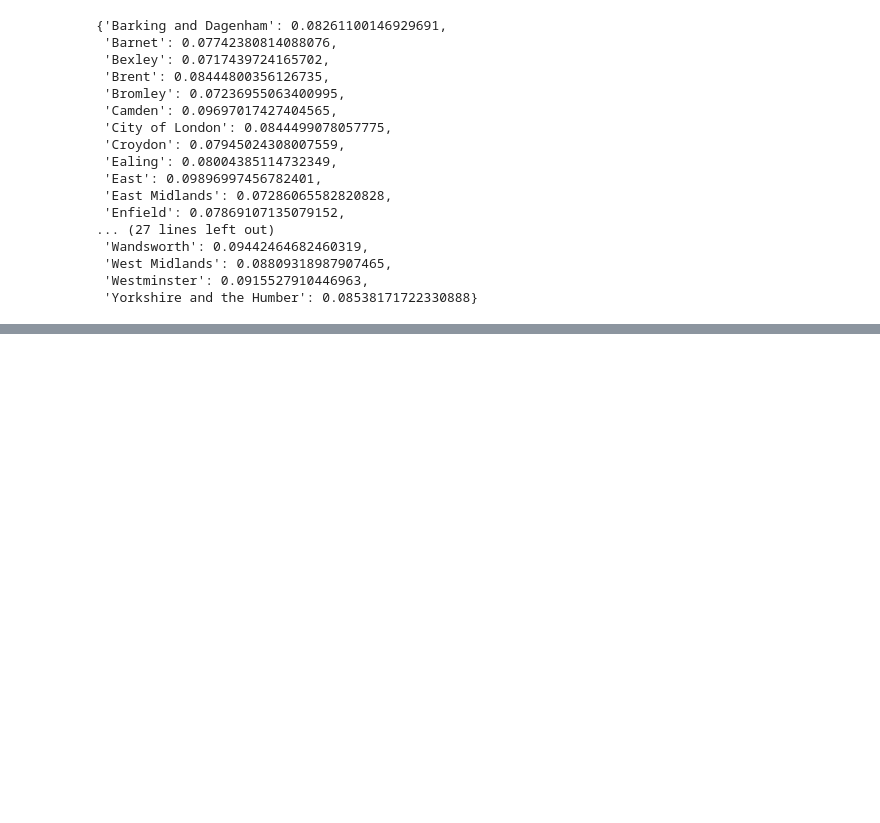
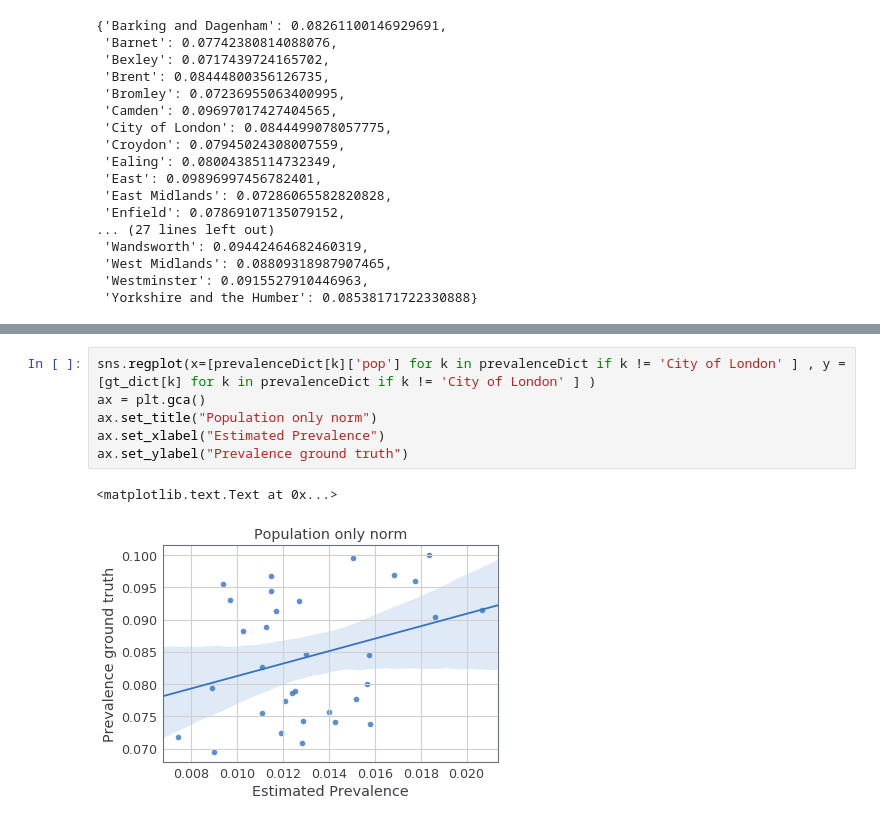
Before and after one commit to sagarjoglekar/2019_Health_Prescribe, a Jupyter notebook: PrescriptionSpacialAnalysis.ipynb, the cells around one changed output, grey strips where cells are left out. Drawn from its saved outputs; the diff is of its cells as text; blank space fills up the shorter version.

```diff
--- a/PrescriptionSpacialAnalysis.ipynb
+++ b/PrescriptionSpacialAnalysis.ipynb
@@ -256,0 +322,9 @@ pearsonr(gt_vec,est_vec)
+# %%
+sns.regplot(x=[prevalenceDict[k]['pop'] for k in prevalenceDict if k != 'City of London' ] , y = [gt_dict[k] for k in prevalenceDict if k != 'City of London' ] )
+ax = plt.gca()
+ax.set_title("Population only norm")
+ax.set_xlabel("Estimated Prevalence")
+ax.set_ylabel("Prevalence ground truth")
+# %% [output]
+<matplotlib.text.Text at 0x...>
+[figure, added]
```
Also changed, not shown: parts of 26 cells of this notebook, 17 other files.
